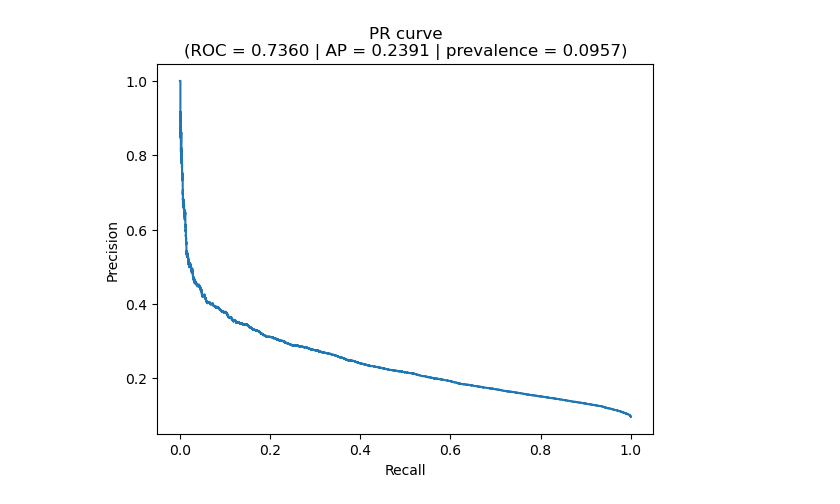
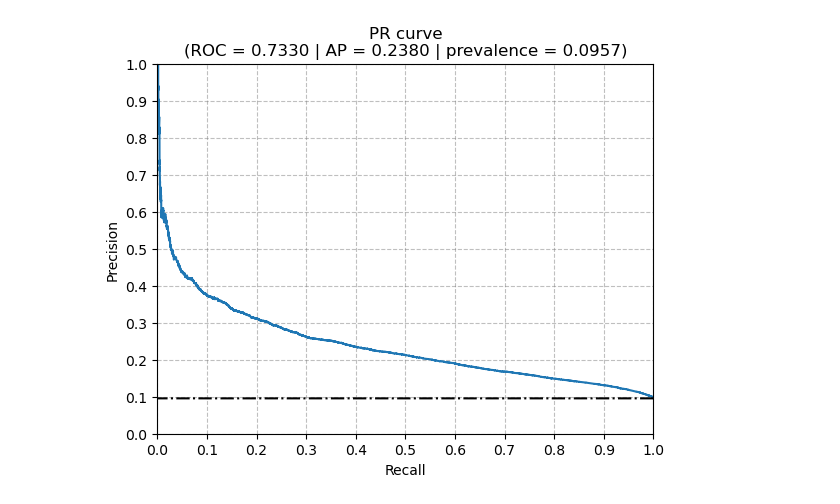
Before and after one commit to danherbb/clinical-trial-termination-risk, a Jupyter notebook: notebooks/modeling.ipynb, the cells around one changed output. Drawn from its saved outputs; the diff is of its cells as text; code cells hidden in the pictures.

Commit message:
model assessed and limitations outlined

```diff
--- a/notebooks/modeling.ipynb
+++ b/notebooks/modeling.ipynb
@@ -142,7 +155,6 @@ Prevalence of terminated trials: 0.0956739096205322
 # %%
 # will use hgb for ranking and k-lift
 # searching for more optimal parameters
-
 
 parameters = {
     'hgb__learning_rate':[0.01, 0.05, 0.1],
@@ -175,7 +187,7 @@ clf = RandomizedSearchCV(
     scoring='average_precision',
     cv=cv_strategy,
     n_jobs=-1,
-    verbose=True
+    verbose=False
 )
 # %%
 clf.fit(X_train, y_train)
@@ -239,0 +238,4 @@ Improved PR-AUC = 0.23908544911042154
+# %%
+final_model = default_hgb
+y_pred = y_pred_default
+proba = proba_default
@@ -240,12 +247,18 @@ Improved PR-AUC = 0.23908544911042154
 # %%
 precision, recall, thresholds = precision_recall_curve(y_test, proba)
 ap = average_precision_score(y_test, proba)
 roc = roc_auc_score(y_test, proba)
 
 plt.plot(recall, precision)
+plt.plot(recall, [y_test.mean() for _ in range(recall.size)], linestyle='-.', color='black')
 plt.xlabel("Recall")
 plt.ylabel("Precision")
+plt.grid(True, color='gray', linestyle='--', alpha=00.5)
+plt.xlim(0.0, 1.0)
+plt.ylim(0.0, 1.0)
+plt.xticks(np.arange(0.0, 1.1, 0.1))
+plt.yticks(np.arange(0.0, 1.1, 0.1))
 plt.title(f"PR curve\n(ROC = {roc:.4f} | AP = {ap:.4f} | prevalence = {y_test.mean():.4f})")
 plt.show()
 # %% [output]
-[figure, old version]
+[figure, new version]
```
Also changed, not shown: parts of 15 cells of this notebook, 3 other files.
